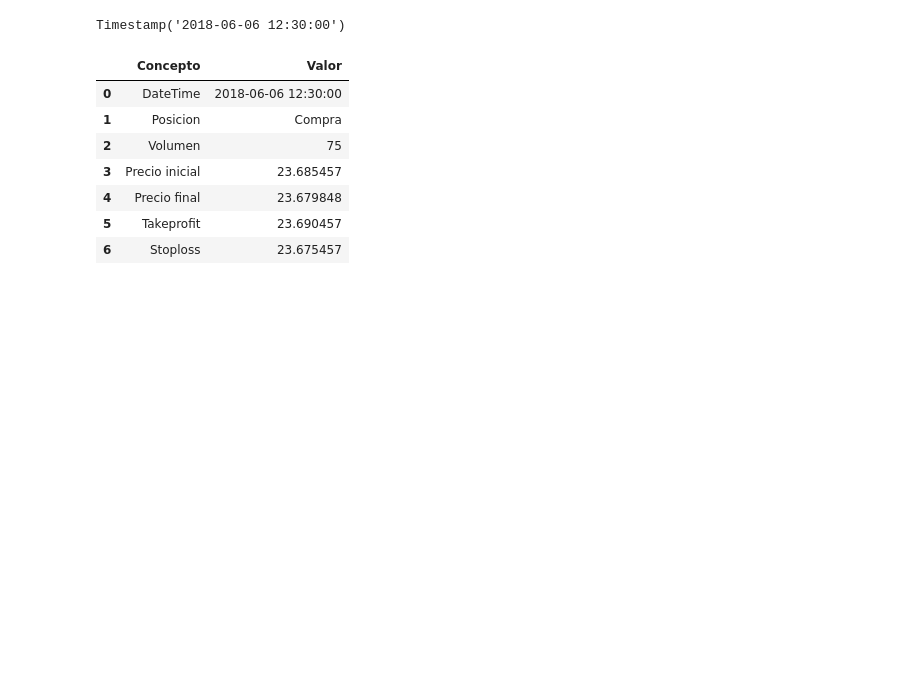
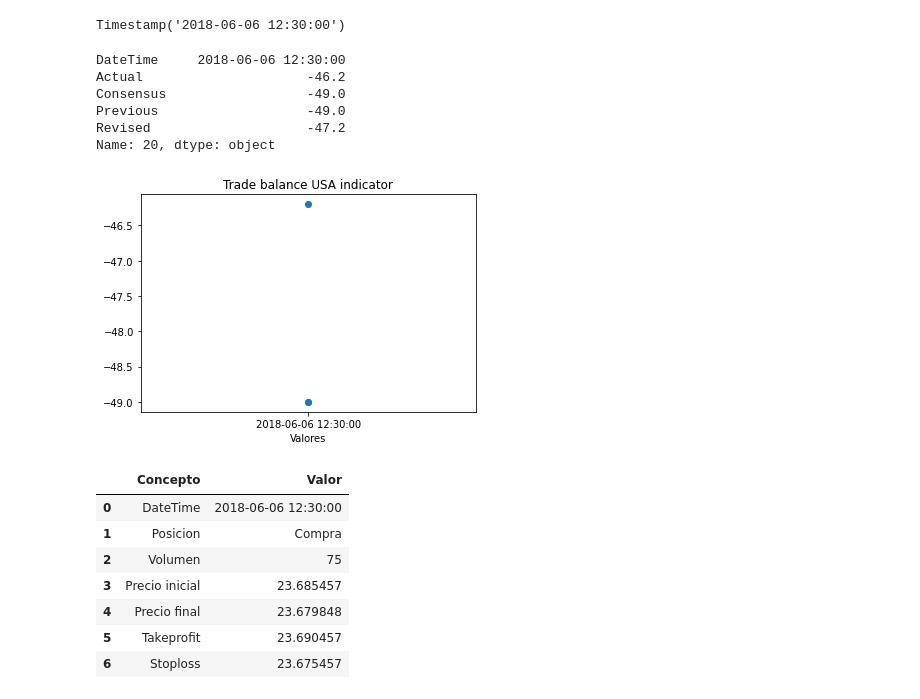
Before and after one commit to jesusalvarezc/FInal_Project, a Jupyter notebook: notebook_final.ipynb, the cells around one changed output. Saved outputs shown, nothing was run; the diff lists cells and outputs as text; code cells hidden in the pictures; blank space fills up the shorter version.

Commit message:
notebook graf

```diff
--- a/notebook_final.ipynb
+++ b/notebook_final.ipynb
@@ -140,6 +142,20 @@ En los siguientes momentos el número se acerca más a ser cero. Lo que se busca
 ind.DateTime[20]
 # %% [output]
 Timestamp('2018-06-06 12:30:00')
+# %%
+ind.iloc[3]
+# %% [output]
+DateTime     2018-06-06 12:30:00
+Actual                     -46.2
+Consensus                  -49.0
+Previous                   -49.0
+Revised                    -47.2
+Name: 20, dtype: object
+# %%
+val1 = vs.graf_val(ind, 3, '2018-06-06 12:30:00')
+val1
+# %% [output]
+[figure, added]
 # %%
 timestamp = '2018-06-06 12:30:00'
 tipo = 'Compra'
```
Also changed, not shown: parts of 21 cells of this notebook, 1 other file.
